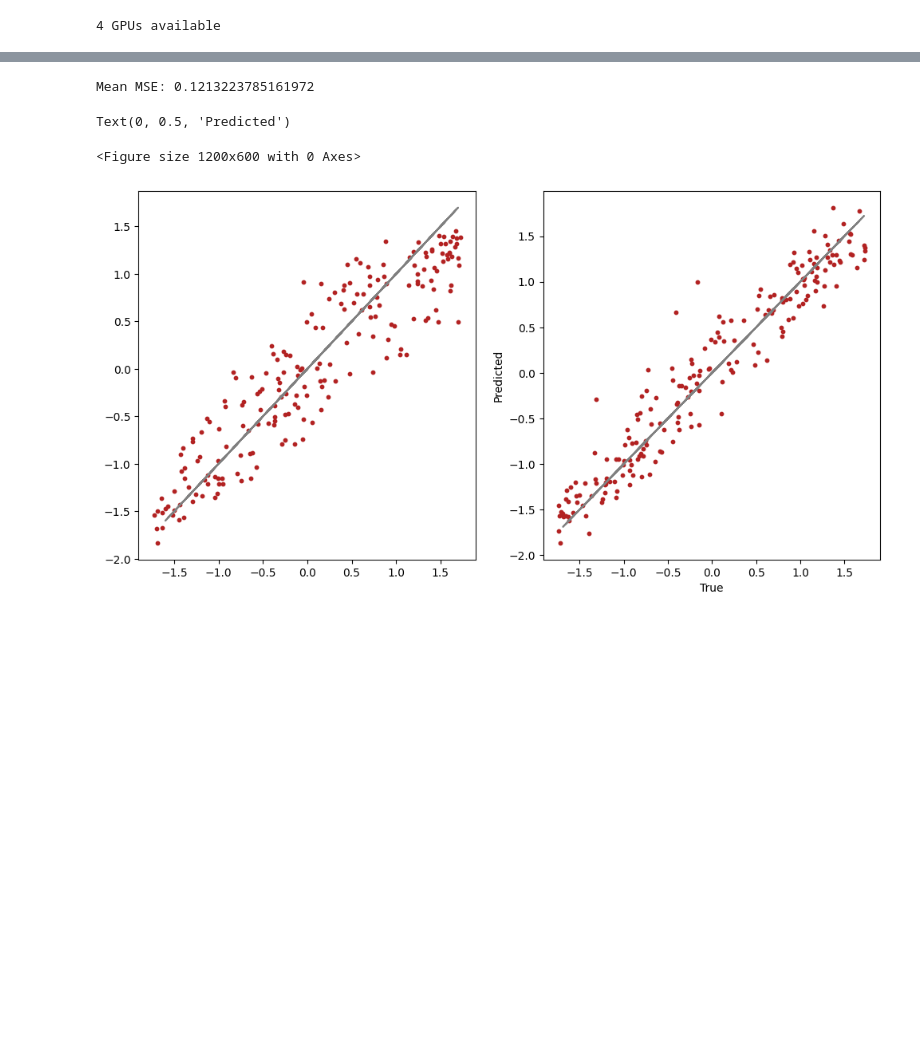
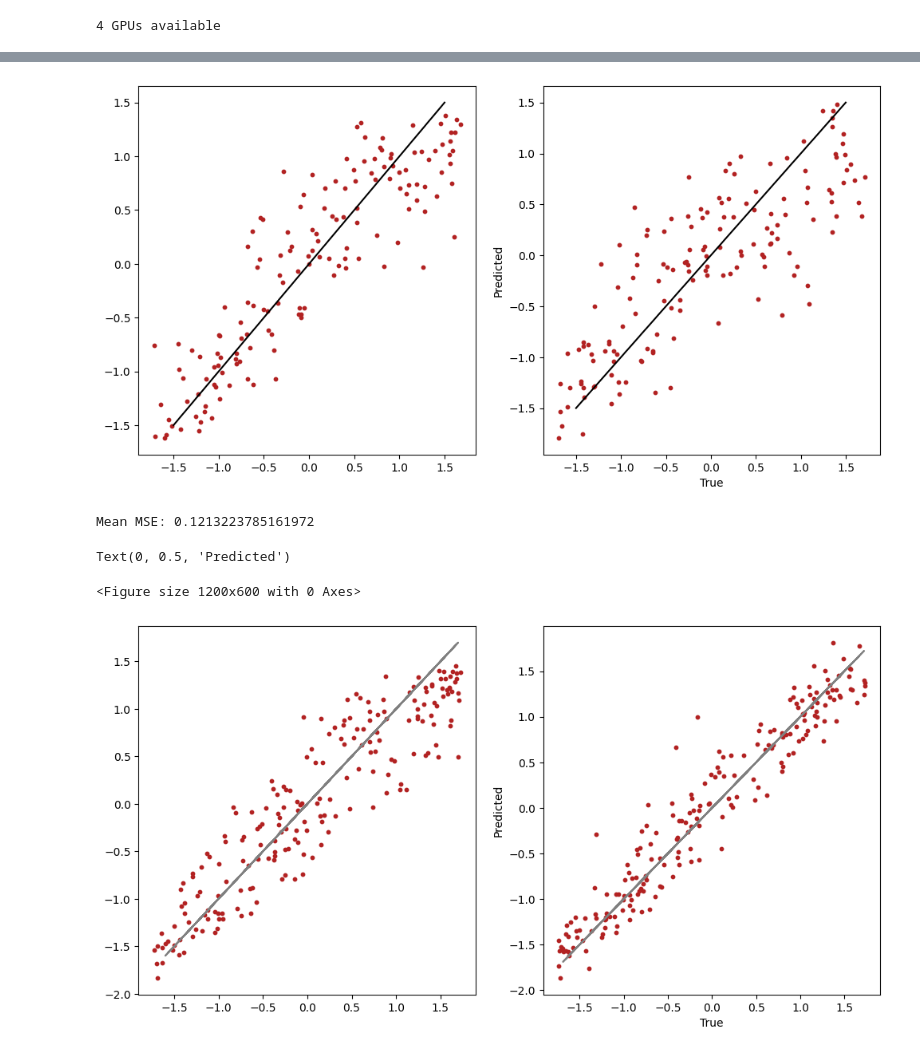
Before and after one commit to smsharma/eqnn-jax, a Jupyter notebook: benchmarks/galaxies/pooling_debugging.ipynb, the cells around one changed output, grey strips where cells are left out. Saved outputs shown, nothing was run; the diff lists cells and outputs as text; code cells hidden in the pictures; blank space fills up the shorter version.

```diff
--- a/benchmarks/galaxies/pooling_debugging.ipynb
+++ b/benchmarks/galaxies/pooling_debugging.ipynb
@@ -142,9 +144,9 @@ from typing import Dict
 import jax
 
 use_pbcs = True
-apply_pbc = get_apply_pbc(std=std,) if use_pbcs else None
+apply_pbc = get_apply_pbc(std=std / 1000.,) if use_pbcs else None
 k = 20
-n_radial = 24
+n_radial = 32
 
 # SEGNN_PARAMS = {
 #     "d_hidden": 64,
@@ -290,47 +292,57 @@ with trange(n_steps) as steps:
 
         steps.set_postfix(loss=unreplicate(metrics["loss"]))
 # %%
-# import matplotlib.pyplot as plt
+import matplotlib.pyplot as plt
 
-# features = ['x', 'y', 'z']  # ['x', 'y', 'z', 'Jx', 'Jy', 'Jz', 'vx', 'vy', 'vz', 'M200c']
-# params = ['Omega_m', 'sigma_8']  # ['Omega_m', 'Omega_b', 'h', 'n_s', 'sigma_8']
+features = ['x', 'y', 'z']  # ['x', 'y', 'z', 'Jx', 'Jy', 'Jz', 'vx', 'vy', 'vz', 'M200c']
+params = ['Omega_m', 'sigma_8']  # ['Omega_m', 'Omega_b', 'h', 'n_s', 'sigma_8']
 
-# dataset, num_total = get_halo_dataset(batch_size=50,  # Batch size
-#                             num_samples=250,  # If not None, will only take a subset of the dataset
-#                             split='val',  # 'train', 'val'
-#                             standardize=True,  # If True, will standardize the features
-#                             return_mean_std=False,  # If True, will return (dataset, num_total, mean, std, mean_params, std_params), else (dataset, num_total)
-#                             seed=42,  # Random seed
-#                             features=features,  # Features to include
-#                             params=params  # Parameters to include
-#                             )
+dataset, num_total = get_halo_dataset(batch_size=50,  # Batch size
+                            num_samples=250,  # If not None, will only take a subset of the dataset
+                            split='val',  # 'train', 'val'
+                            standardize=True,  # If True, will standardize the features
+                            return_mean_std=False,  # If True, will return (dataset, num_total, mean, std, mean_params, std_params), else (dataset, num_total)
+                            seed=42,  # Random seed
+                            features=features,  # Features to include
+                            params=params  # Parameters to include
+                            )
 
-# iterator = iter(dataset)
+iterator = iter(dataset)
 
-# x_val, params_val = [], []
-# for _ in tqdm(range(num_total // batch_size)):
-#     x, params = next(iterator)
+plt.figure(figsize=(12, 6))
 
-#     # Convert to numpy
-#     x, params = np.array(x), np.array(params)
+fig, ax = plt.subplots(1, 2, figsize=(12, 6))
 
-#     # x_val.append(np.array(x))
-#     # params_val.append(np.array(params))
+x_val, params_val = [], []
+for _ in tqdm(range(num_total // batch_size)):
+    x, params = next(iterator)
 
-#     graph = build_graph(x,
-#                         None,
-#                         k=10,
-#                         use_edges=True,
-#                         apply_pbc=apply_pbc,
-#                         n_radial_basis=0,
-#                         )
+    # Convert to numpy
+    x, params = np.array(x), np.array(params)
 
-#     pred = jax.jit(model.apply)(unreplicate(pstate).params, graph)
+    # x_val.append(np.array(x))
+    # params_val.append(np.array(params))
 
-#     plt.scatter(params[:, 0], pred[:, 0], s=10, color='firebrick')
+    graph = build_graph(x,
+                        None,
+                        k=20,
+                        use_edges=True,
+                        apply_pbc=apply_pbc,
+                        n_radial_basis=n_radial,
+                        )
 
-# # # # Diagonal line
-# # plt.plot([0, 0.5], [0, 0.5])
+    pred = jax.jit(model.apply)(unreplicate(pstate).params, graph)
 
-# plt.xlabel("True")
-# plt.ylabel("Predicted")
+    ax[0].scatter(params[:, 0], pred[:, 0], s=10, color='firebrick')
+    ax[1].scatter(params[:, 1], pred[:, 1], s=10, color='firebrick')
+
+# Diagonal
+ax[0].plot([-1.5, 1.5], [-1.5, 1.5], color='black')
+ax[1].plot([-1.5, 1.5], [-1.5, 1.5], color='black')
+
+# # # Diagonal line
+# plt.plot([0, 0.5], [0, 0.5])
+
+plt.xlabel("True")
+plt.ylabel("Predicted")
+# %% [output]
@@ -337,3 +351,4 @@ with trange(n_steps) as steps:
+[figure, added]
 # %%
 x_test = np.load("../../../BNN_SBI/data/set_diffuser_data/test_halos.npy")[..., :3] / 1000.
 params_test = pd.read_csv("../../../BNN_SBI/data/set_diffuser_data/test_cosmology.csv",)
```
Also changed, not shown: parts of 13 cells of this notebook.
